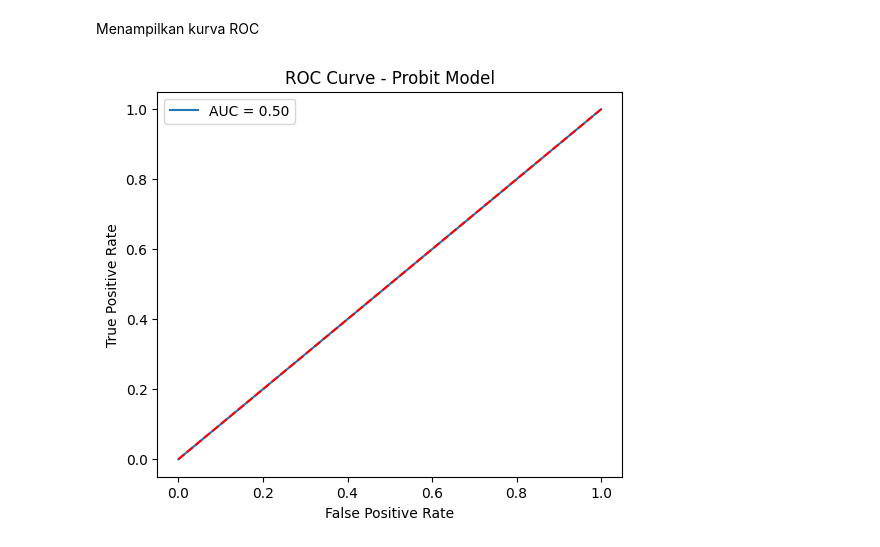
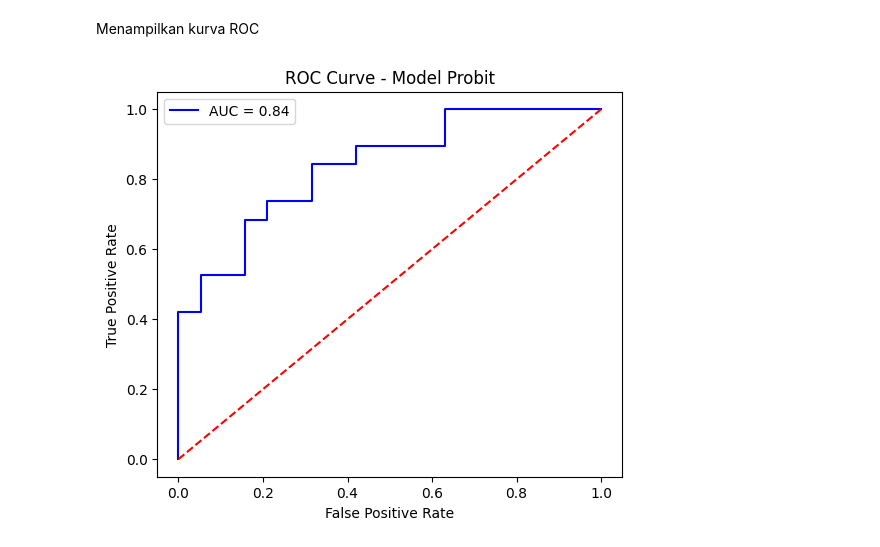
Before and after one commit to alrahmads/Probit-Unemployment-Jatim, a Jupyter notebook: Studi Kasus/Source Code Final.ipynb, the cells around one changed output. Cells and saved outputs as stored; diff of their text form; code cells hidden in the pictures.

```diff
--- a/Studi Kasus/Source Code Final.ipynb
+++ b/Studi Kasus/Source Code Final.ipynb
@@ -255,0 +193,4 @@ log_UMK        0.1249      0.081      1.535      0.125      -0.035       0.284
+# %%
+print("\n=== Estimasi Model Probit ===")
+model = Probit(y, X_const).fit()
+print(model.summary())
@@ -268,17 +249,3 @@ Pseudo R-squared (McFadden): 0.302
 ### Validasi Model
 # %% [markdown]
 Membandingkan hasil prediksi dengan data aktual
-# %%
-df['pred_prob'] = model.predict(X)                     # probabilitas prediksi
-df['pred_class'] = (df['pred_prob'] > 0.5).astype(int) # klasifikasi biner (threshold 0.5)
-
-# Confusion Matrix
-cm = confusion_matrix(y, df['pred_class'])
-print("Confusion Matrix:\n", cm)
-
-# AUC Score
-auc = roc_auc_score(y, df['pred_prob'])
-print("\nAUC:", round(auc,3))
-
-# Classification Report
-print("\nClassification Report:\n", classification_report(y, df['pred_class']))
@@ -286,0 +252,17 @@ ValueError: shapes (38,3) and (4,) not aligned: 3 (dim 1) != 4 (dim 0)
+# %%
+# Probabilitas prediksi
+df['pred_prob'] = model.predict(X_const)
+
+# Klasifikasi biner (threshold 0.5)
+df['pred_class'] = (df['pred_prob'] > 0.5).astype(int)
+
+# Confusion Matrix
+cm = confusion_matrix(y, df['pred_class'])
+print("\nConfusion Matrix:\n", cm)
+
+# Classification Report
+print("\nClassification Report:\n", classification_report(y, df['pred_class']))
+
+# AUC (Area Under Curve)
+auc = roc_auc_score(y, df['pred_prob'])
+print("AUC Score:", round(auc, 2))
@@ -288,12 +286,15 @@ ValueError: shapes (38,3) and (4,) not aligned: 3 (dim 1) != 4 (dim 0)
 ### ROC Curve
 # %% [markdown]
 Menampilkan kurva ROC
-# %%
-fpr, tpr, thresholds = roc_curve(y, df['pred_prob'])
-plt.figure(figsize=(6,5))
-plt.plot(fpr, tpr, label=f"AUC = {auc:.2f}")
-plt.plot([0,1],[0,1],'--',color='red')
-plt.xlabel("False Positive Rate"); plt.ylabel("True Positive Rate")
-plt.title("ROC Curve - Probit Model"); plt.legend(); plt.show()
-# %% [output]
-[figure, removed]
+# %%
+fpr, tpr, thresholds = roc_curve(y, df['pred_prob'])
+plt.figure(figsize=(6,5))
+plt.plot(fpr, tpr, label=f"AUC = {auc:.2f}", color='blue')
+plt.plot([0,1],[0,1],'--',color='red')
+plt.xlabel("False Positive Rate")
+plt.ylabel("True Positive Rate")
+plt.title("ROC Curve - Model Probit")
+plt.legend()
+plt.show()
+# %% [output]
+[figure, added]
```
Also changed, not shown: parts of 44 cells of this notebook.
